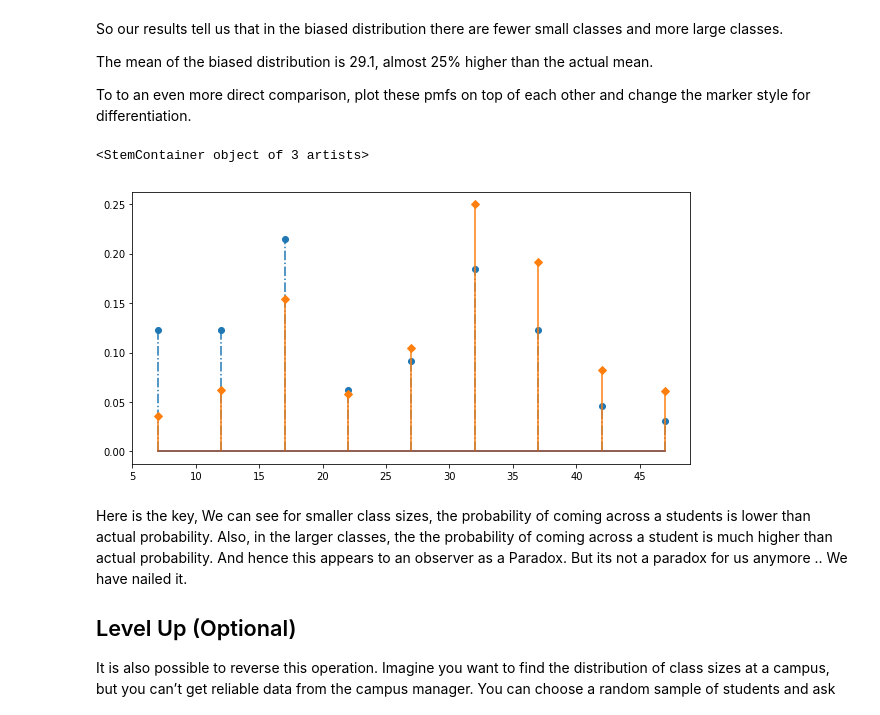
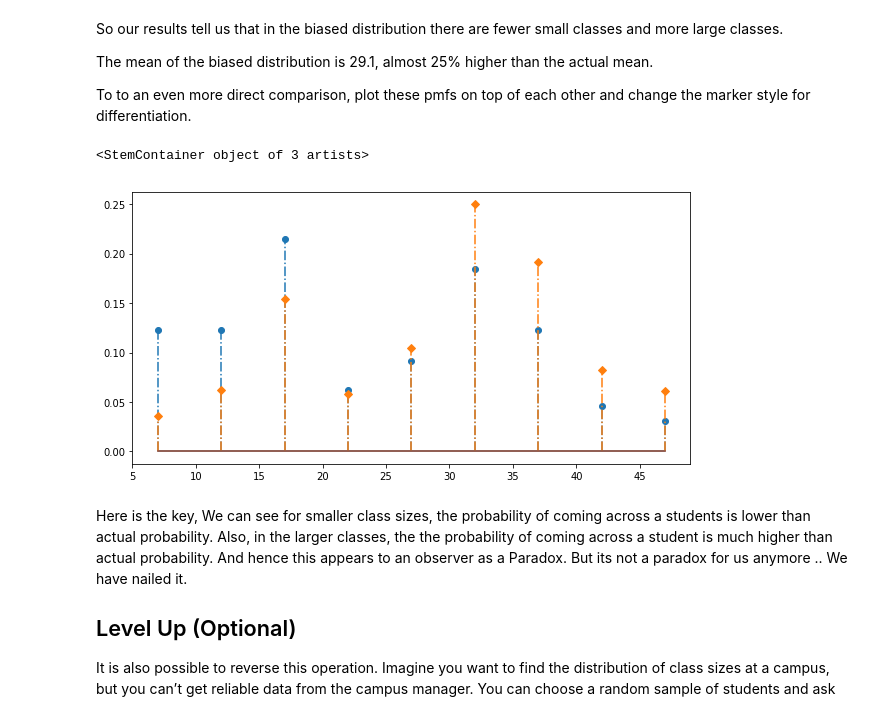
Before and after one commit to georgewillben/dsc-0-09-07-stats-pmf-lab-online-ds-pt-100118, a Jupyter notebook: index.ipynb, the cells around one changed output. Saved outputs shown, nothing was run; the diff lists cells and outputs as text; code cells hidden in the pictures.

```diff
--- a/index.ipynb
+++ b/index.ipynb
@@ -200,11 +200,11 @@ To to an even more direct comparison, plot these pmfs on top of each other and c
 # %%
 # Plot pmfs overlapping
 fig = plt.figure(figsize=(10,5))
 plt.stem(sizes,pmf, linefmt = 'C0-.',  markerfmt='C0o',  basefmt='C5', label='Actual')
-plt.stem(sizes, pmf2, linefmt = 'C1-',  markerfmt='C1D',  basefmt='C5', label='Observed')
+plt.stem(sizes, pmf2, linefmt = 'C1-.',  markerfmt='C1D',  basefmt='C5', label='Observed')
 # %% [output]
 <StemContainer object of 3 artists>
-[figure, old version]
+[figure, new version]
 # %% [markdown]
 Here is the key, We can see for smaller class sizes, the probability of coming across a students is lower than actual probability. Also, in the larger classes, the the probability of coming across a student is much higher than actual probability. And hence this appears to an observer as a Paradox. But its not a paradox for us anymore .. We have nailed it.
 
```
